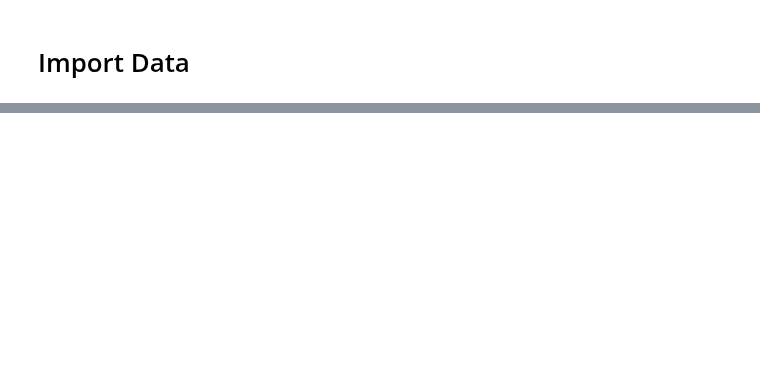
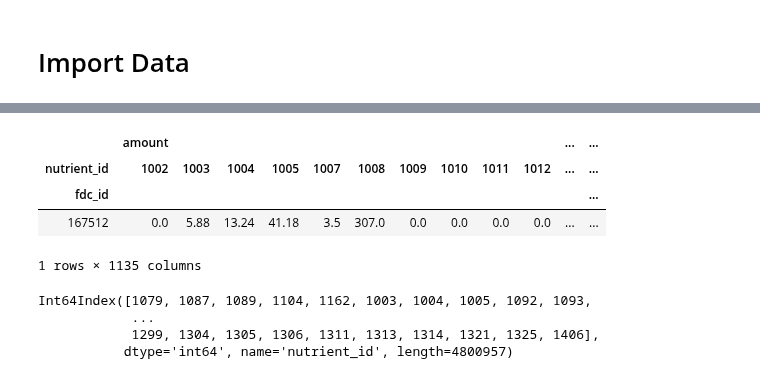
Before and after one commit to raphaelreiss/ADA_project, a Jupyter notebook: src/TermProject.ipynb, the cells around one changed output, grey strips where cells are left out. Cells and saved outputs as stored; diff of their text form; code cells hidden in the pictures; blank space fills up the shorter version.

```diff
--- a/src/TermProject.ipynb
+++ b/src/TermProject.ipynb
@@ -28,0 +153,5 @@ transaction_data_df = dfList[7].copy()
+# %%
+#index the resulting table by multiindex: product id -> name of nutrients
+structured_df = joined_df.set_index(pd.MultiIndex.from_frame(joined_df[['fdc_id','nutrient_id']]))
+#drop unnecessary columns
+structured_small_df = structured_df.drop(["id","fdc_id","nutrient_id","name"],axis=1)
@@ -28,0 +177,3 @@ transaction_data_df = dfList[7].copy()
+# %%
+food_with_category_df = food_df.join(food_category_df.set_index("food_category_id"),on="food_category_id",how="left")
+food_with_category_df.drop(["food_category_id"],axis=1,inplace=True)
@@ -28,0 +189,2 @@ transaction_data_df = dfList[7].copy()
+# %%
+structured_name_df = structured_small_df.join(food_with_category_df.set_index('fdc_id'),on='fdc_id',how='left')
@@ -28,0 +201,2 @@ transaction_data_df = dfList[7].copy()
+# %%
+structured_rows_df = structured_name_df.unstack(level=1,fill_value=0)
@@ -28,0 +223,15 @@ transaction_data_df = dfList[7].copy()
+# %%
+structured_rows_df.head(1)
+# %% [output]
+|  | amount |  |  |  |  |  |  |  |  |  | ... | ... |
+| nutrient_id | 1002 | 1003 | 1004 | 1005 | 1007 | 1008 | 1009 | 1010 | 1011 | 1012 | ... | ... |
+| fdc_id |  |  |  |  |  |  |  |  |  |  |  | ... |
+| 167512 | 0.0 | 5.88 | 13.24 | 41.18 | 3.5 | 307.0 | 0.0 | 0.0 | 0.0 | 0.0 | ... | ... |
+1 rows × 1135 columns
+# %%
+structured_name_df.index.get_level_values(1)
+# %% [output]
+Int64Index([1079, 1087, 1089, 1104, 1162, 1003, 1004, 1005, 1092, 1093,
+            ...
+            1299, 1304, 1305, 1306, 1311, 1313, 1314, 1321, 1325, 1406],
+           dtype='int64', name='nutrient_id', length=4800957)
```
Also changed, not shown: parts of 26 cells of this notebook, 1 other file.
